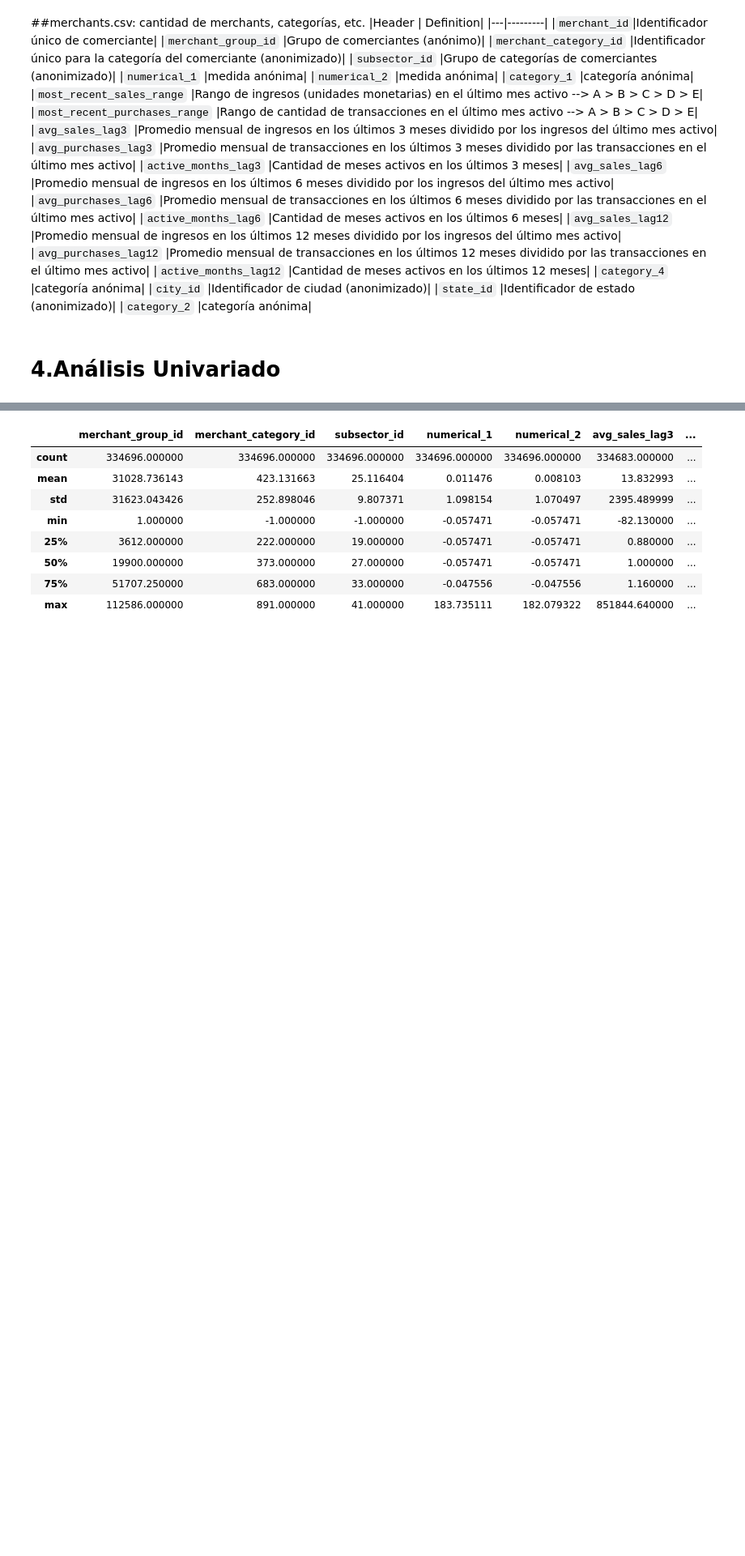
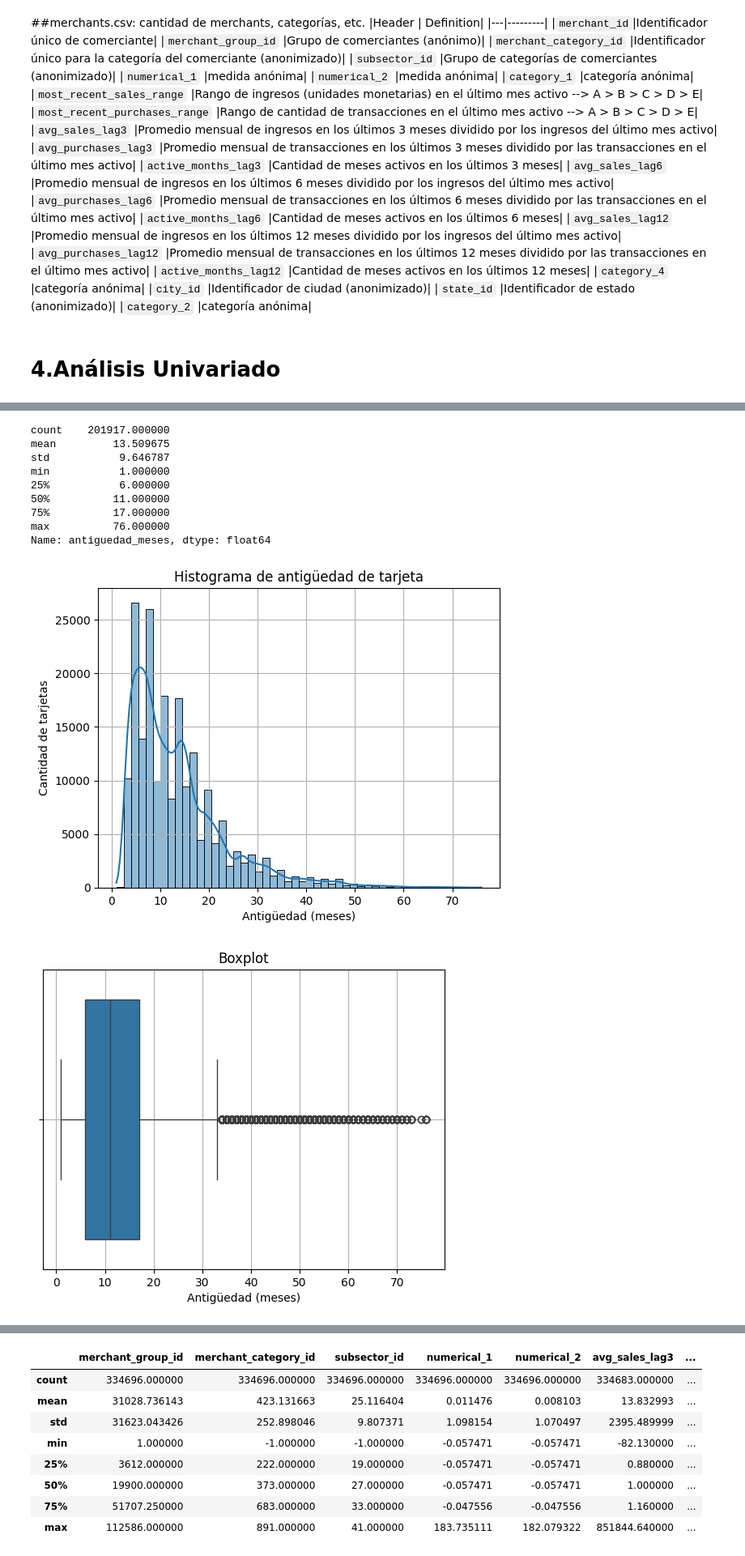
Before and after one commit to paulsantillan787/elo-data-mining, a Jupyter notebook: Comprension_de_datos_v1.ipynb, the cells around one changed output, grey strips where cells are left out. Shown at 81% size. Saved outputs shown, nothing was run; the diff lists cells and outputs as text; code cells hidden in the pictures; blank space fills up the shorter version.

```diff
--- a/Comprension_de_datos_v1.ipynb
+++ b/Comprension_de_datos_v1.ipynb
@@ -227,0 +361,49 @@ vdf_merchants.head()
+# %%
+import pandas as pd
+
+# Cargar first_active_month
+train = pd.read_csv('src/train.csv', usecols=['card_id', 'first_active_month'])
+
+# Convertir a datetime
+train['first_active_month'] = pd.to_datetime(train['first_active_month'])
+
+# Supongamos que la fecha actual de referencia es 2018-03
+from datetime import datetime
+fecha_referencia = datetime(2018, 3, 1)
+
+# Calcular antigüedad en meses
+train['antiguedad_meses'] = (fecha_referencia.year - train['first_active_month'].dt.year) * 12 + \
+                            (fecha_referencia.month - train['first_active_month'].dt.month)
+# %%
+import matplotlib.pyplot as plt
+import seaborn as sns
+
+# Resumen
+print(train['antiguedad_meses'].describe())
+
+# Histograma
+sns.histplot(train['antiguedad_meses'], bins=50, kde=True)
+plt.title('Histograma de antigüedad de tarjeta')
+plt.xlabel('Antigüedad (meses)')
+plt.ylabel('Cantidad de tarjetas')
+plt.grid(True)
+plt.show()
+
+# Boxplot
+sns.boxplot(x=train['antiguedad_meses'])
+plt.title('Boxplot')
+plt.xlabel('Antigüedad (meses)')
+plt.grid(True)
+plt.show()
+# %% [output]
+count    201917.000000
+mean         13.509675
+std           9.646787
+min           1.000000
+25%           6.000000
+50%          11.000000
+75%          17.000000
+max          76.000000
+Name: antiguedad_meses, dtype: float64
+[figure, added]
+[figure, added]
```
Also changed, not shown: parts of 50 cells of this notebook.
